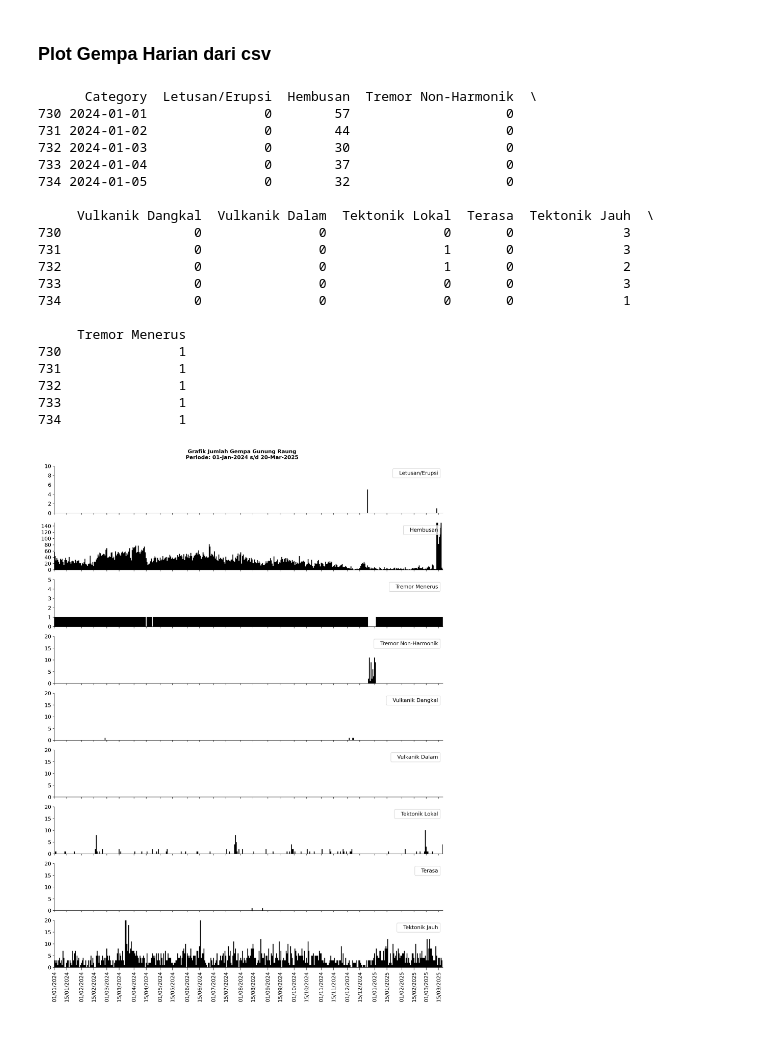
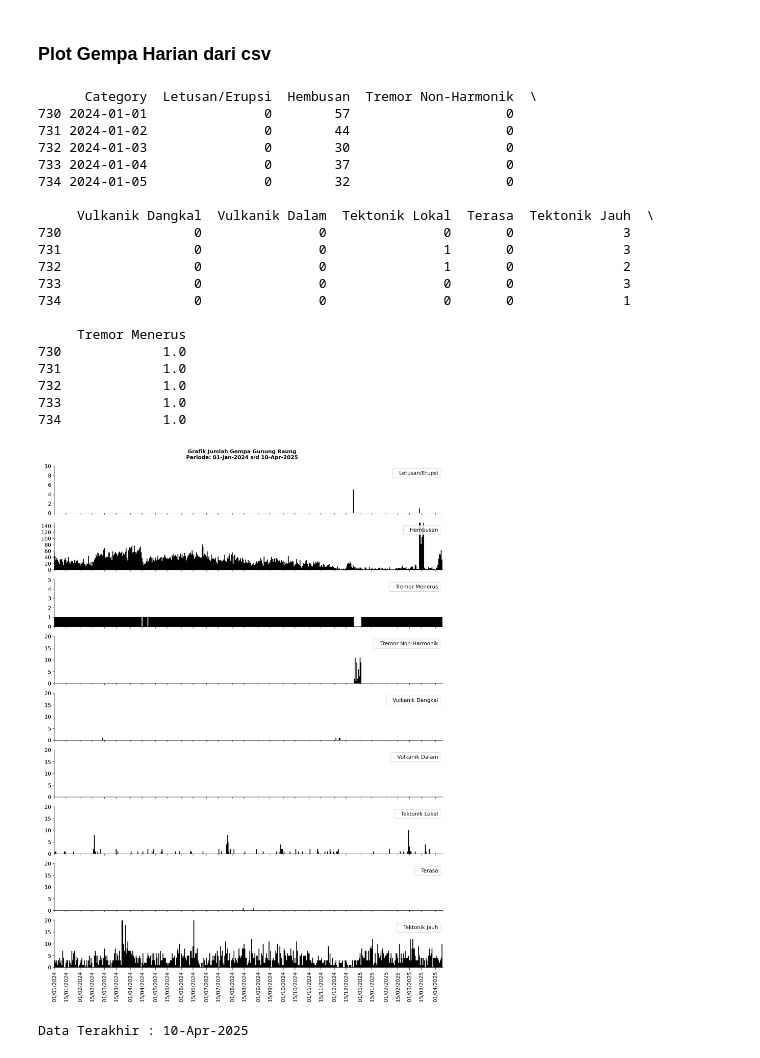
Before and after one commit to mukijo-r/graph-eval-ga, a Jupyter notebook: Gempa_harian.ipynb, the cells around one changed output. Saved outputs shown, nothing was run; the diff lists cells and outputs as text; code cells hidden in the pictures.

Commit message:
memperbarui informasi data terakhir

```diff
--- a/Gempa_harian.ipynb
+++ b/Gempa_harian.ipynb
@@ -13,7 +13,7 @@ path_file = 'C:/Users/raung2/Downloads/grafik-kegempaan-raung.csv'
 # Tentukan nama gunung, tanggal awal dan akhir dalam format dd-mm-yyyy
 gunung = 'Raung'
 tanggal_awal = '01-01-2024'
-tanggal_akhir = '20-03-2025'
+tanggal_akhir = '10-04-2025'
 
 # Periksa data, apakah delimiter menggunakan koma atau titik koma
 data = pd.read_csv(path_file, delimiter=',')
@@ -77,36 +77,42 @@ for i, (jenis, params) in enumerate(jenis_params.items()):
         fontsize=12,
         handlelength=0
     )
 
 judul_grafik = f'Grafik Jumlah Gempa Gunung {gunung}'
 periode = f'Periode: {tanggal_awal.strftime("%d-%b-%Y")} s/d {tanggal_akhir.strftime("%d-%b-%Y")}'
 plt.suptitle(f"{judul_grafik}\n{periode}\n", fontsize=12, fontweight='bold', ha='center')
 
 # Menampilkan grafik
 plt.tight_layout()
 plt.show()
 
+last_row = data_filtered.iloc[-1]
+timestamp_terakhir = last_row['Category']
+data_terakhir = timestamp_terakhir.strftime('%d-%b-%Y')
+print("Data Terakhir :", data_terakhir)
+
 # Mukijo - PVMBG - 2025
 # WA 0856-4334-6785
 # %% [output]
       Category  Letusan/Erupsi  Hembusan  Tremor Non-Harmonik  \
 730 2024-01-01               0        57                    0
 731 2024-01-02               0        44                    0
 732 2024-01-03               0        30                    0
 733 2024-01-04               0        37                    0
 734 2024-01-05               0        32                    0
 
      Vulkanik Dangkal  Vulkanik Dalam  Tektonik Lokal  Terasa  Tektonik Jauh  \
 730                 0               0               0       0              3
 731                 0               0               1       0              3
 732                 0               0               1       0              2
 733                 0               0               0       0              3
 734                 0               0               0       0              1
 
      Tremor Menerus
-730               1
-731               1
-732               1
-733               1
-734               1
+730             1.0
+731             1.0
+732             1.0
+733             1.0
+734             1.0
-[figure, old version]
+[figure, new version]
+Data Terakhir : 10-Apr-2025
```
Also changed, not shown: parts of 1 cell of this notebook.
